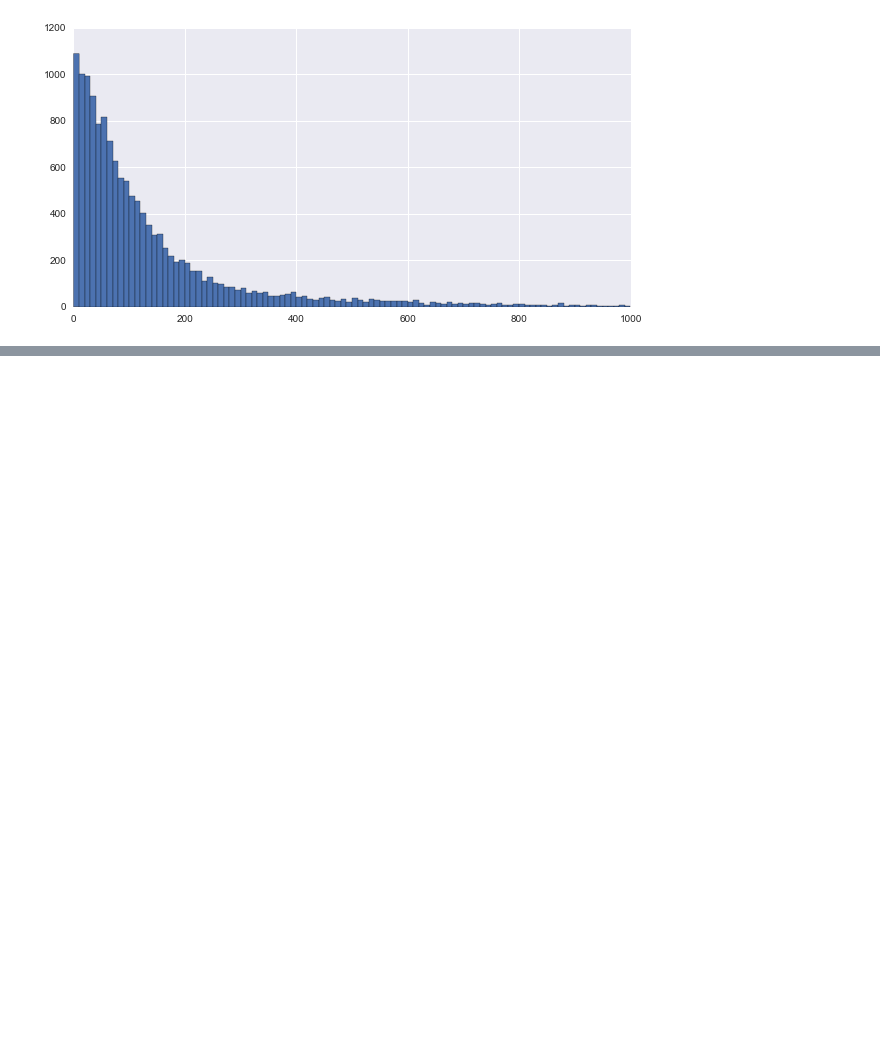
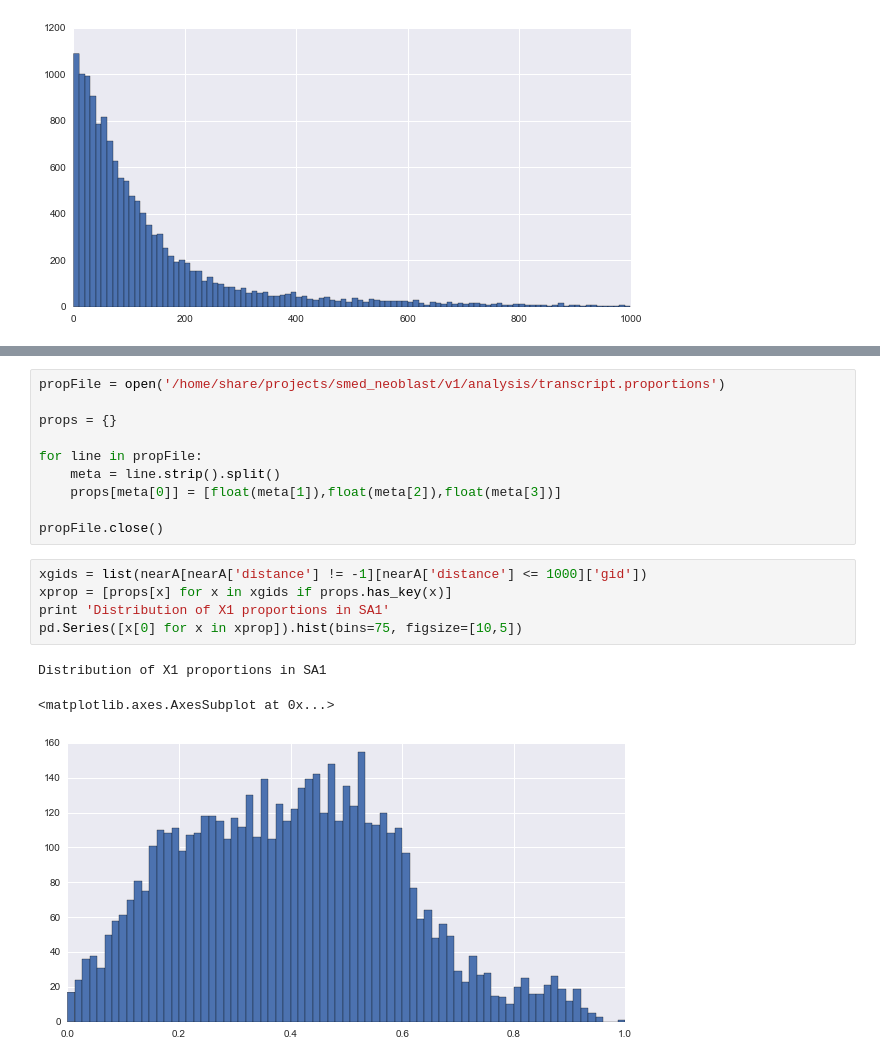
Before and after one commit to damiankao/misc-analysis, a Jupyter notebook: yuli_19012016.ipynb, the cells around one changed output, grey strips where cells are left out. Cells and saved outputs as stored; diff of their text form; blank space fills up the shorter version.

```diff
--- a/yuli_19012016.ipynb
+++ b/yuli_19012016.ipynb
@@ -241,0 +300,19 @@ Number of SA1 peaks with no nearest SA2 peak: 61
+# %%
+propFile = open('/home/share/projects/smed_neoblast/v1/analysis/transcript.proportions')
+
+props = {}
+
+for line in propFile:
+    meta = line.strip().split()
+    props[meta[0]] = [float(meta[1]),float(meta[2]),float(meta[3])]
+
+propFile.close()
+# %%
+xgids = list(nearA[nearA['distance'] != -1][nearA['distance'] <= 1000]['gid'])
+xprop = [props[x] for x in xgids if props.has_key(x)]
+print 'Distribution of X1 proportions in SA1'
+pd.Series([x[0] for x in xprop]).hist(bins=75, figsize=[10,5])
+# %% [output]
+Distribution of X1 proportions in SA1
+<matplotlib.axes.AxesSubplot at 0x...>
+[figure, added]
```
Also changed, not shown: parts of 42 cells of this notebook.
